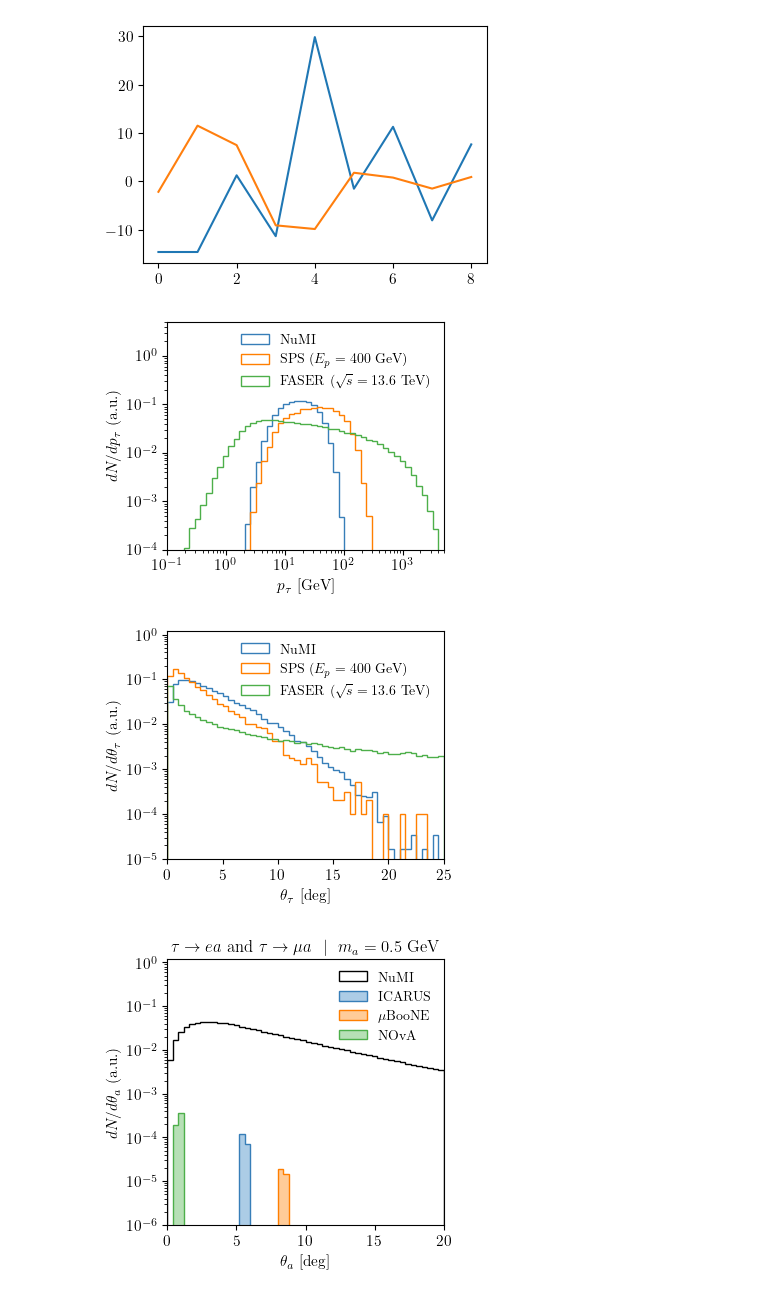
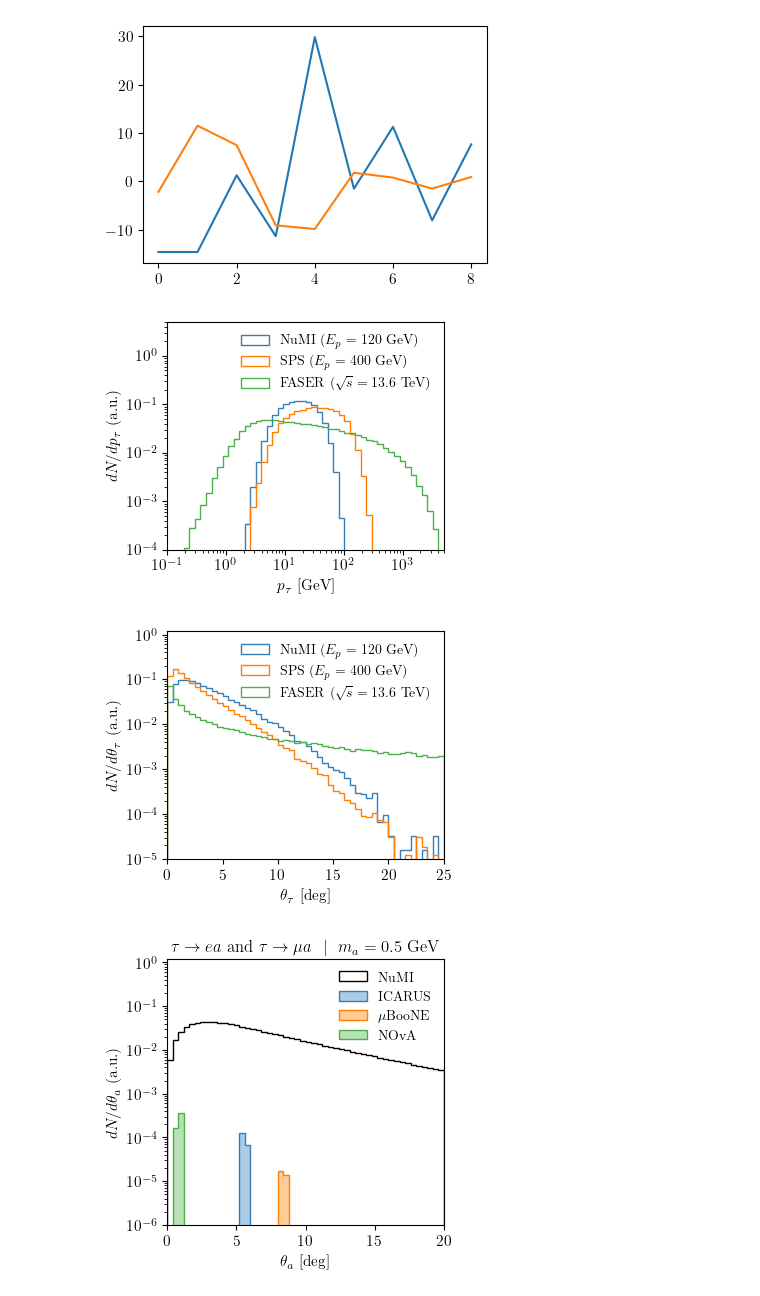
Before and after one commit to mhostert/tauALP, a Jupyter notebook: calculate_signal_rates.ipynb, the cells around one changed output. Drawn from its saved outputs; the diff is of its cells as text; code cells hidden in the pictures.

```diff
--- a/calculate_signal_rates.ipynb
+++ b/calculate_signal_rates.ipynb
@@ -47,13 +47,13 @@ alp = models.ALP(0.3, 1e8)
 
 ### Pythia8 tau events
 NUMI_files  = [f"pythia8_events/tau_events_NuMI_120GeV_v3_{i}.txt" for i in range(0, 8)] + [f"pythia8_events/tau_events_NuMI_120GeV_v4_{i}.txt" for i in range(0, 8)]
-SPS_files   = [f"pythia8_events/tau_events_SPS_400GeV_v3_{i}.txt" for i in range(0, 8)]
+SPS_files   = [f"pythia8_events/tau_events_SPS_400GeV_v3_{i}.txt" for i in range(0, 8)] + [f"pythia8_events/tau_events_SPS_400GeV_v4_{i}.txt" for i in range(0, 8)]+ [f"pythia8_events/tau_events_SPS_400GeV_v5_{i}.txt" for i in range(0, 8)]
 LHC_files   = [f"pythia8_events/tau_events_LHC_13.6TeV_v6_{i}.txt" for i in range(0, 8)]
 
 ### Creating the experimental classes
-ICARUS      = exp.Experiment(NUMI_files, exp_dic=exp.ICARUS_exp, alp=alp, duplicate_taus=10)
-MICROBOONE  = exp.Experiment(NUMI_files, exp_dic=exp.MicroBooNE_exp, alp=alp, duplicate_taus=10)
-NOVA        = exp.Experiment(NUMI_files, exp_dic=exp.NoVA_exp, alp=alp, duplicate_taus=5)
+ICARUS      = exp.Experiment(NUMI_files, exp_dic=exp.ICARUS_exp, alp=alp, duplicate_taus=1)
+MICROBOONE  = exp.Experiment(NUMI_files, exp_dic=exp.MicroBooNE_exp, alp=alp, duplicate_taus=1)
+NOVA        = exp.Experiment(NUMI_files, exp_dic=exp.NoVA_exp, alp=alp, duplicate_taus=1)
 
 CHARM = exp.Experiment(SPS_files, exp_dic=exp.CHARM_exp, alp=alp)
 BEBC  = exp.Experiment(SPS_files, exp_dic=exp.BEBC_exp, alp=alp)
@@ -73,13 +73,13 @@ xunits = 1
 b = np.geomspace(0.1, 5e3, 51)
 
 p4, w = ICARUS.p4_taus, ICARUS.tau_weights
-ax.hist(np.sqrt(p4[:,0]**2 - const.m_tau**2)*xunits, bins=b, weights=w, label='NuMI', histtype='stepfilled', edgecolor=pt.CB_color_cycle[0], facecolor='None', linestyle='-', density=False, zorder=1.9)
+ax.hist(np.sqrt(p4[:,0]**2 - const.m_tau**2)*xunits, bins=b, weights=w, label=r'NuMI ($E_p = 120$~GeV)', histtype='stepfilled', edgecolor=pt.CB_color_cycle[0], facecolor='None', linestyle='-', density=False, zorder=1.9)
 
 p4, w = SHIP.p4_taus, SHIP.tau_weights
-ax.hist(np.sqrt(p4[:,0]**2 - const.m_tau**2)*xunits, bins=b, weights=w, label='SPS ($E_p = 400$~GeV)', histtype='stepfilled', edgecolor=pt.CB_color_cycle[1], facecolor='None', linestyle='-', density=False, zorder=1.9)
+ax.hist(np.sqrt(p4[:,0]**2 - const.m_tau**2)*xunits, bins=b, weights=w, label=r'SPS ($E_p = 400$~GeV)', histtype='stepfilled', edgecolor=pt.CB_color_cycle[1], facecolor='None', linestyle='-', density=False, zorder=1.9)
 
 p4, w = FASER.p4_taus, FASER.tau_weights
-ax.hist(np.sqrt(p4[:,0]**2 - const.m_tau**2)*xunits, bins=b, weights=w, label='FASER ($\sqrt{s} = 13.6$~TeV)', histtype='stepfilled', edgecolor=pt.CB_color_cycle[2], facecolor='None', linestyle='-', density=False, zorder=1.9)
+ax.hist(np.sqrt(p4[:,0]**2 - const.m_tau**2)*xunits, bins=b, weights=w, label=r'FASER ($\sqrt{s} = 13.6$~TeV)', histtype='stepfilled', edgecolor=pt.CB_color_cycle[2], facecolor='None', linestyle='-', density=False, zorder=1.9)
 
 ax.set_yscale('log')
 ax.set_xscale('log')
@@ -91,34 +91,34 @@ ax.set_ylim(1e-4, 5)
 ax.legend(loc='upper right', fontsize=10, ncol=1)
 fig.savefig('plots/tau_angular_spectrum.pdf', bbox_inches='tight')
 # %% [output]
-[figure, old version]
+[figure, new version]
 # %%
 fig,ax = pt.std_fig(figsize=(3.5,3))
 
 alp = models.ALP(0.5, 1e5)
 xunits = 180 / np.pi
 b = np.linspace(0, 25, 51)
 
 p4, w = ICARUS.p4_taus, ICARUS.tau_weights
-ax.hist(Cfv.get_theta_3vec(p4)*xunits, bins=b, weights=w, label='NuMI', histtype='stepfilled', edgecolor=pt.CB_color_cycle[0], facecolor='None', linestyle='-', density=False, zorder=1.9)
+ax.hist(Cfv.get_theta_3vec(p4)*xunits, bins=b, weights=w, label=r'NuMI ($E_p = 120$~GeV)', histtype='stepfilled', edgecolor=pt.CB_color_cycle[0], facecolor='None', linestyle='-', density=False, zorder=1.9)
 
 p4, w = SHIP.p4_taus, SHIP.tau_weights
-ax.hist(Cfv.get_theta_3vec(p4)*xunits, bins=b, weights=w, label='SPS ($E_p = 400$~GeV)', histtype='stepfilled', edgecolor=pt.CB_color_cycle[1], facecolor='None', linestyle='-', density=False, zorder=1.9)
+ax.hist(Cfv.get_theta_3vec(p4)*xunits, bins=b, weights=w, label=r'SPS ($E_p = 400$~GeV)', histtype='stepfilled', edgecolor=pt.CB_color_cycle[1], facecolor='None', linestyle='-', density=False, zorder=1.9)
 
 p4, w = FASER.p4_taus, FASER.tau_weights
-ax.hist(Cfv.get_theta_3vec(p4)*xunits, bins=b, weights=w, label='FASER ($\sqrt{s} = 13.6$~TeV)', histtype='stepfilled', edgecolor=pt.CB_color_cycle[2], facecolor='None', linestyle='-', density=False, zorder=1.9)
+ax.hist(Cfv.get_theta_3vec(p4)*xunits, bins=b, weights=w, label=r'FASER ($\sqrt{s} = 13.6$~TeV)', histtype='stepfilled', edgecolor=pt.CB_color_cycle[2], facecolor='None', linestyle='-', density=False, zorder=1.9)
 
 ax.set_yscale('log')
 # ax.set_xscale('log')
 ax.set_xlabel(r'$\theta_{\tau}$ [deg]')
 ax.set_ylabel(r'$dN/d \theta_\tau$ (a.u.)')
 ax.set_xlim(0,b.max())
 ax.set_ylim(1e-5, 1.2)
 ax.set_yticks(np.geomspace(1e-5, 1, 6))
 ax.legend(loc='upper right', fontsize=10, ncol=1)
 fig.savefig('plots/tau_angular_spectrum.pdf', bbox_inches='tight')
 # %% [output]
-[figure, old version]
+[figure, new version]
 # %%
 fig,ax = pt.std_fig(figsize=(3.5,3.5))
 
```
Also changed, not shown: parts of 10 cells of this notebook, 20 other files.
